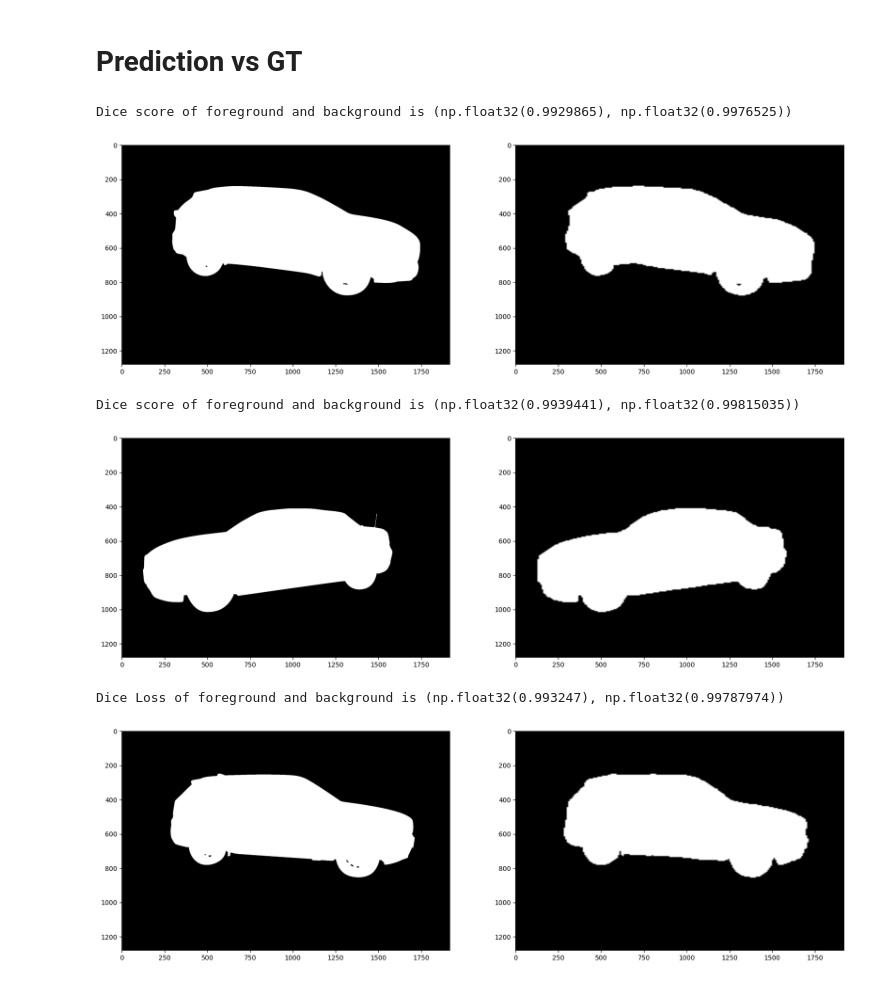
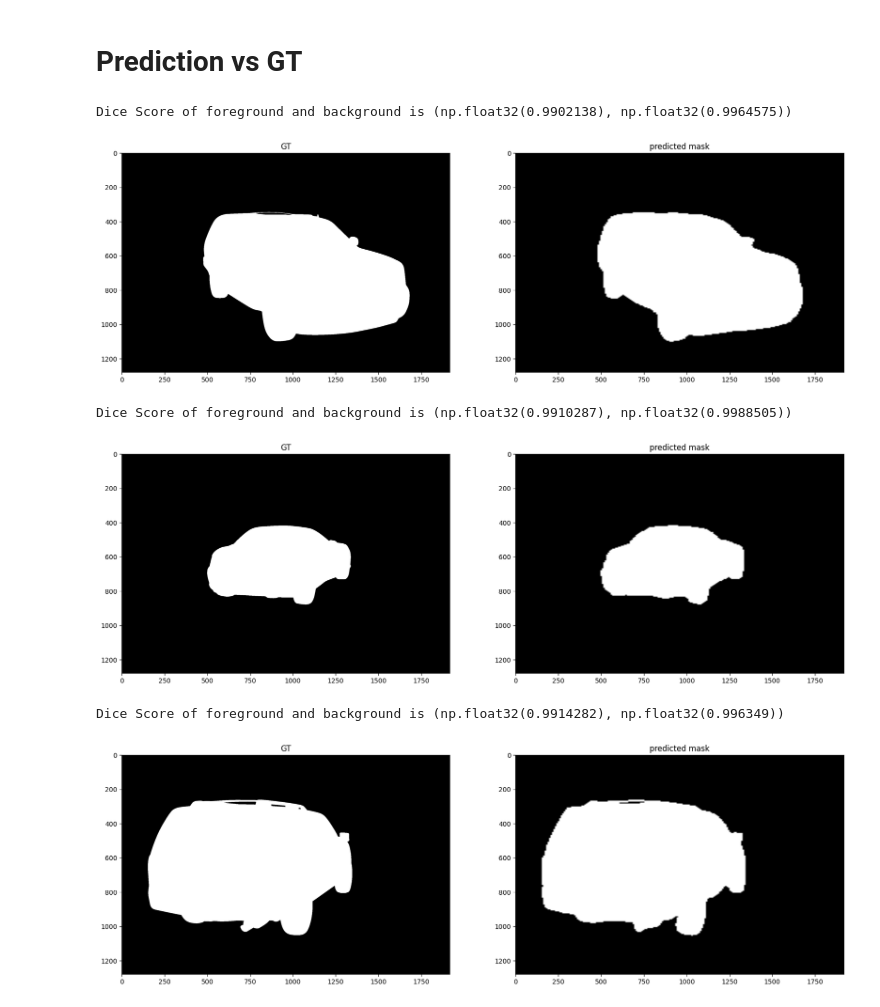
Before and after one commit to skj092/Carvana-Image-Masking-Challenge, a Jupyter notebook: notebooks/model_analysis.ipynb, the cells around one changed output. Cells and saved outputs as stored; diff of their text form; code cells hidden in the pictures.

```diff
--- a/notebooks/model_analysis.ipynb
+++ b/notebooks/model_analysis.ipynb
@@ -151,32 +151,34 @@ def dice_coef_fg_bg(y_true, y_pred, thr=0.5, epsilon=1e-3):
 # %%
 random_idx = random.randint(0, len(df)-1)
 name, img_path, mask = df.iloc[random_idx]
 img = preprocess_img(img_path)
 
 pred = model(img)
 pred = (nn.Sigmoid()(pred)>0.5).double()
 pred = pred.squeeze().cpu().numpy()
 
 # load originam mask
 mask = load_msk(mask)
 # resized predicted mask to original img siz3
 pred_resized = cv2.resize(pred, dsize=(1918, 1280))
 
 # compute loss
-print('Dice score of foreground and background is', dice_coef_fg_bg(mask, pred_resized))
+print('Dice Score of foreground and background is', dice_coef_fg_bg(mask, pred_resized))
 
 # plot result
 plt.figure(figsize=(20, 10))
 plt.subplot(1, 2, 1)
+plt.title('GT')
 plt.imshow(mask, cmap='grey')
 
 plt.subplot(1, 2, 2)
+plt.title('predicted mask')
 plt.imshow(pred_resized, cmap='grey')
 
 plt.show()
 # %% [output]
-Dice score of foreground and background is (np.float32(0.9929865), np.float32(0.9976525))
+Dice Score of foreground and background is (np.float32(0.9902138), np.float32(0.9964575))
-[figure, old version]
+[figure, new version]
 # %%
 random_idx = random.randint(0, len(df)-1)
 name, img_path, mask = df.iloc[random_idx]
@@ -192,20 +194,22 @@ mask = load_msk(mask)
 pred_resized = cv2.resize(pred, dsize=(1918, 1280))
 
 # compute loss
-print('Dice score of foreground and background is', dice_coef_fg_bg(mask, pred_resized))
+print('Dice Score of foreground and background is', dice_coef_fg_bg(mask, pred_resized))
 
 # plot result
 plt.figure(figsize=(20, 10))
 plt.subplot(1, 2, 1)
+plt.title('GT')
 plt.imshow(mask, cmap='grey')
 
 plt.subplot(1, 2, 2)
+plt.title('predicted mask')
 plt.imshow(pred_resized, cmap='grey')
 
 plt.show()
 # %% [output]
-Dice score of foreground and background is (np.float32(0.9939441), np.float32(0.99815035))
+Dice Score of foreground and background is (np.float32(0.9910287), np.float32(0.9988505))
-[figure, old version]
+[figure, new version]
 # %%
 random_idx = random.randint(0, len(df)-1)
 name, img_path, mask = df.iloc[random_idx]
@@ -221,17 +225,19 @@ mask = load_msk(mask)
 pred_resized = cv2.resize(pred, dsize=(1918, 1280))
 
 # compute loss
-print('Dice Loss of foreground and background is', dice_coef_fg_bg(mask, pred_resized))
+print('Dice Score of foreground and background is', dice_coef_fg_bg(mask, pred_resized))
 
 # plot result
 plt.figure(figsize=(20, 10))
 plt.subplot(1, 2, 1)
+plt.title('GT')
 plt.imshow(mask, cmap='grey')
 
 plt.subplot(1, 2, 2)
+plt.title('predicted mask')
 plt.imshow(pred_resized, cmap='grey')
 
 plt.show()
 # %% [output]
-Dice Loss of foreground and background is (np.float32(0.993247), np.float32(0.99787974))
+Dice Score of foreground and background is (np.float32(0.9914282), np.float32(0.996349))
-[figure, old version]
+[figure, new version]
```
Also changed, not shown: 3 other files.
